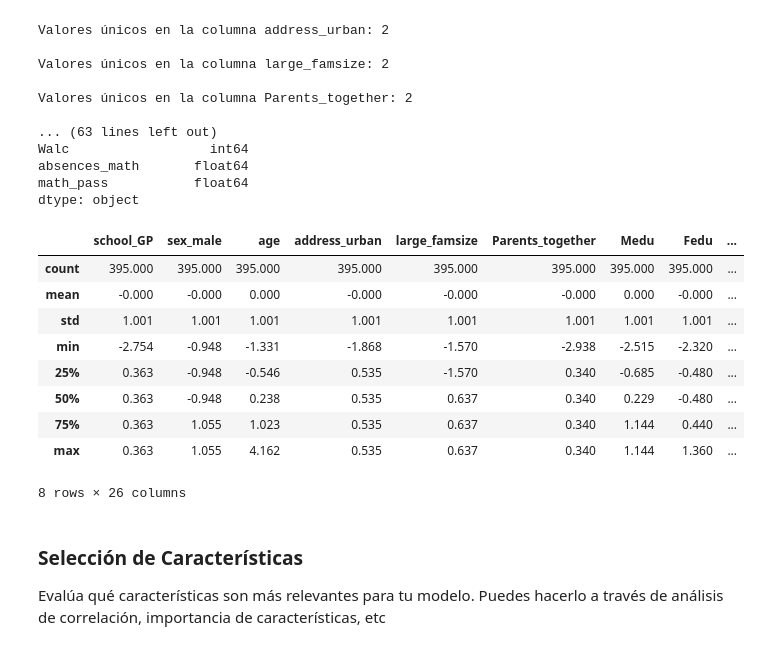
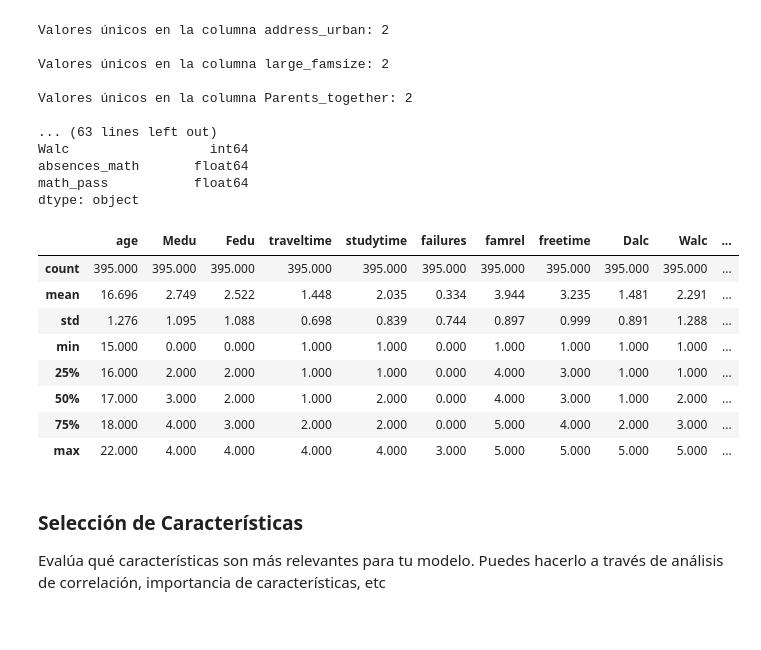
Before and after one commit to datasilvia/Academic_performance_case_study, a Jupyter notebook: ML_ANA.ipynb, the cells around one changed output. Drawn from its saved outputs; the diff is of its cells as text; code cells hidden in the pictures.

```diff
--- a/ML_ANA.ipynb
+++ b/ML_ANA.ipynb
@@ -47,36 +47,35 @@ dtype: object
 # %%
 ## Escalación efectiva de características numéricas
 
 # Para mejorar el rendimiento de algunos algoritmos.
 # Un enfoque común es usar StandardScaler de sklearn.preprocessing
 # al trabajar con modelos de aprendizaje automático.
 
 from sklearn.preprocessing import StandardScaler
 
 # Inicializar el escalador
 scaler = StandardScaler()
 
-# Ajustar y transformar las columnas
-for column in df.columns:
-    if column != "math_pass":
-        df[[column]] = scaler.fit_transform(df[[column]])
+# Ajustar y transformar las columnas --> No lo aplicamos porque no mejora apenas accuracy
+#for column in df.columns:
+#    if column != "math_pass":
+#        df[[column]] = scaler.fit_transform(df[[column]])
 
 pd.set_option('display.float_format', '{:.3f}'.format)
 stats = df.describe()
 stats
 
 ### Esto estandariza tus características numéricas para que tengan media 0 y desviación estándar 1.
 # %% [output]
-|  | school_GP | sex_male | age | address_urban | large_famsize | Parents_together | Medu | Fedu | ... |
-| count | 395.000 | 395.000 | 395.000 | 395.000 | 395.000 | 395.000 | 395.000 | 395.000 | ... |
-| mean | -0.000 | -0.000 | 0.000 | -0.000 | -0.000 | -0.000 | 0.000 | -0.000 | ... |
-| std | 1.001 | 1.001 | 1.001 | 1.001 | 1.001 | 1.001 | 1.001 | 1.001 | ... |
-| min | -2.754 | -0.948 | -1.331 | -1.868 | -1.570 | -2.938 | -2.515 | -2.320 | ... |
-| 25% | 0.363 | -0.948 | -0.546 | 0.535 | -1.570 | 0.340 | -0.685 | -0.480 | ... |
-| 50% | 0.363 | -0.948 | 0.238 | 0.535 | 0.637 | 0.340 | 0.229 | -0.480 | ... |
-| 75% | 0.363 | 1.055 | 1.023 | 0.535 | 0.637 | 0.340 | 1.144 | 0.440 | ... |
-| max | 0.363 | 1.055 | 4.162 | 0.535 | 0.637 | 0.340 | 1.144 | 1.360 | ... |
+|  | age | Medu | Fedu | traveltime | studytime | failures | famrel | freetime | Dalc | Walc | ... |
+| count | 395.000 | 395.000 | 395.000 | 395.000 | 395.000 | 395.000 | 395.000 | 395.000 | 395.000 | 395.000 | ... |
+| mean | 16.696 | 2.749 | 2.522 | 1.448 | 2.035 | 0.334 | 3.944 | 3.235 | 1.481 | 2.291 | ... |
+| std | 1.276 | 1.095 | 1.088 | 0.698 | 0.839 | 0.744 | 0.897 | 0.999 | 0.891 | 1.288 | ... |
+| min | 15.000 | 0.000 | 0.000 | 1.000 | 1.000 | 0.000 | 1.000 | 1.000 | 1.000 | 1.000 | ... |
+| 25% | 16.000 | 2.000 | 2.000 | 1.000 | 1.000 | 0.000 | 4.000 | 3.000 | 1.000 | 1.000 | ... |
+| 50% | 17.000 | 3.000 | 2.000 | 1.000 | 2.000 | 0.000 | 4.000 | 3.000 | 1.000 | 2.000 | ... |
+| 75% | 18.000 | 4.000 | 3.000 | 2.000 | 2.000 | 0.000 | 5.000 | 4.000 | 2.000 | 3.000 | ... |
+| max | 22.000 | 4.000 | 4.000 | 4.000 | 4.000 | 3.000 | 5.000 | 5.000 | 5.000 | 5.000 | ... |
-8 rows × 26 columns
 # %% [markdown]
 ### Selección de Características
 
```
Also changed, not shown: parts of 14 cells of this notebook.
